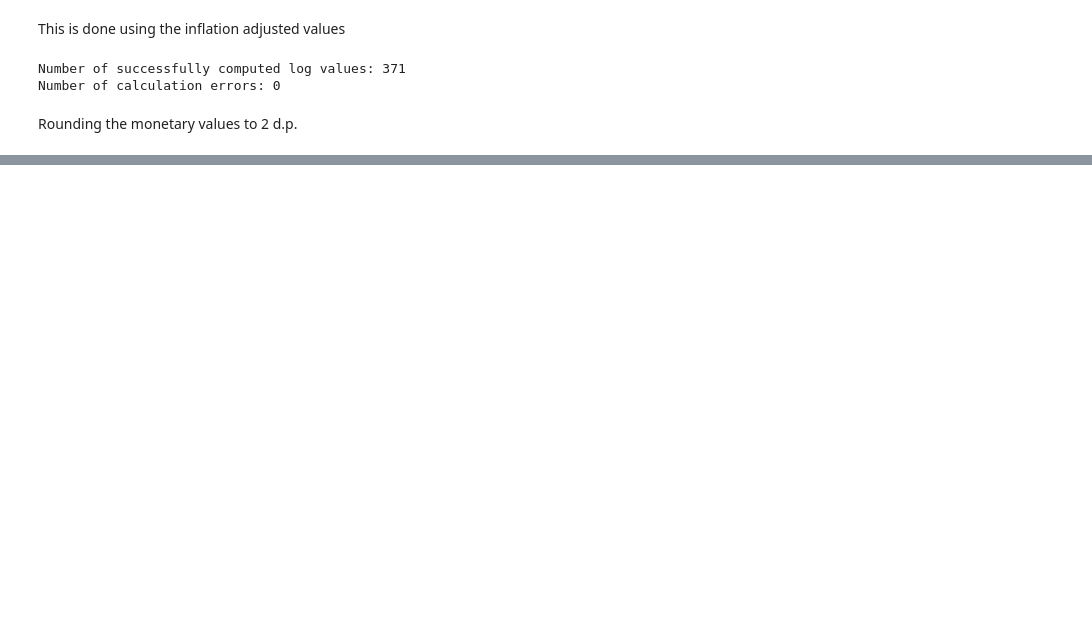
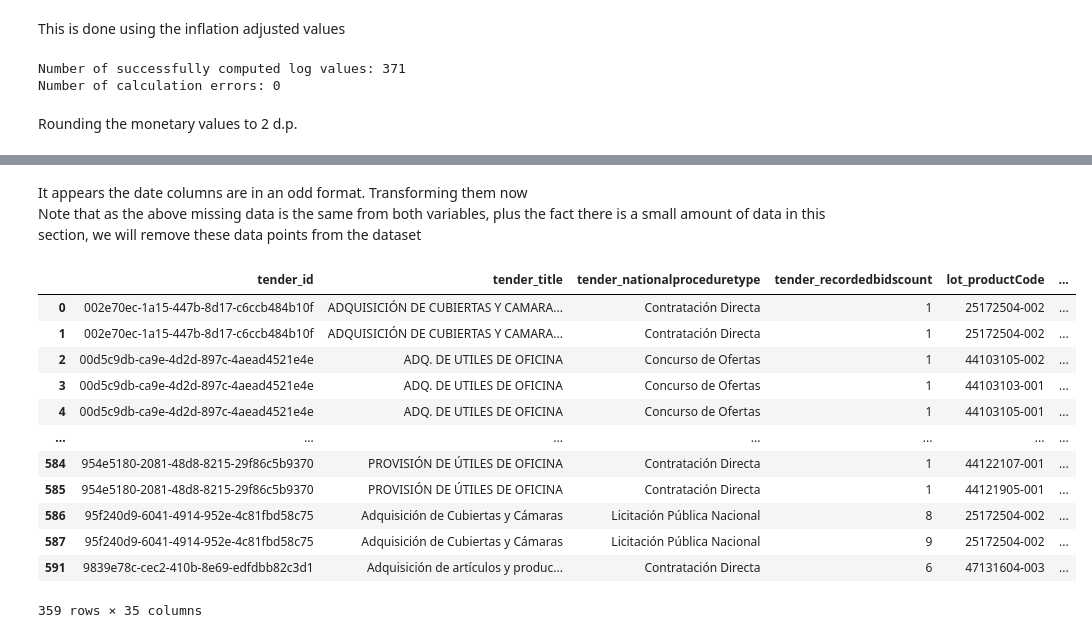
Before and after one commit to aidanlockwood20/MXN442-Assignment2-Project, a Jupyter notebook: report.ipynb, the cells around one changed output, grey strips where cells are left out. Cells and saved outputs as stored; diff of their text form; code cells hidden in the pictures; blank space fills up the shorter version.

```diff
--- a/report.ipynb
+++ b/report.ipynb
@@ -900,0 +918,20 @@ full_pharmaceutical_df
+# %% [markdown]
+It appears the date columns are in an odd format. Transforming them now<br>
+Note that as the above missing data is the same from both variables, plus the fact there is a small amount of data in this section, we will remove these data points from the dataset
+# %%
+full_pharmaceutical_df = full_pharmaceutical_df[full_pharmaceutical_df['tender_publications_firstcallfor'].notnull()]
+full_pharmaceutical_df
+# %% [output]
+|  | tender_id | tender_title | tender_nationalproceduretype | tender_recordedbidscount | lot_productCode | ... |
+| 0 | 002e70ec-1a15-447b-8d17-c6ccb484b10f | ADQUISICIÓN DE CUBIERTAS Y CAMARA... | Contratación Directa | 1 | 25172504-002 | ... |
+| 1 | 002e70ec-1a15-447b-8d17-c6ccb484b10f | ADQUISICIÓN DE CUBIERTAS Y CAMARA... | Contratación Directa | 1 | 25172504-002 | ... |
+| 2 | 00d5c9db-ca9e-4d2d-897c-4aead4521e4e | ADQ. DE UTILES DE OFICINA | Concurso de Ofertas | 1 | 44103105-002 | ... |
+| 3 | 00d5c9db-ca9e-4d2d-897c-4aead4521e4e | ADQ. DE UTILES DE OFICINA | Concurso de Ofertas | 1 | 44103103-001 | ... |
+| 4 | 00d5c9db-ca9e-4d2d-897c-4aead4521e4e | ADQ. DE UTILES DE OFICINA | Concurso de Ofertas | 1 | 44103105-001 | ... |
+| ... | ... | ... | ... | ... | ... | ... |
+| 584 | 954e5180-2081-48d8-8215-29f86c5b9370 | PROVISIÓN DE ÚTILES DE OFICINA | Contratación Directa | 1 | 44122107-001 | ... |
+| 585 | 954e5180-2081-48d8-8215-29f86c5b9370 | PROVISIÓN DE ÚTILES DE OFICINA | Contratación Directa | 1 | 44121905-001 | ... |
+| 586 | 95f240d9-6041-4914-952e-4c81fbd58c75 | Adquisición de Cubiertas y Cámaras | Licitación Pública Nacional | 8 | 25172504-002 | ... |
+| 587 | 95f240d9-6041-4914-952e-4c81fbd58c75 | Adquisición de Cubiertas y Cámaras | Licitación Pública Nacional | 9 | 25172504-002 | ... |
+| 591 | 9839e78c-cec2-410b-8e69-edfdbb82c3d1 | Adquisición de artículos y produc... | Contratación Directa | 6 | 47131604-003 | ... |
+359 rows × 35 columns
```
Also changed, not shown: parts of 33 cells of this notebook.
